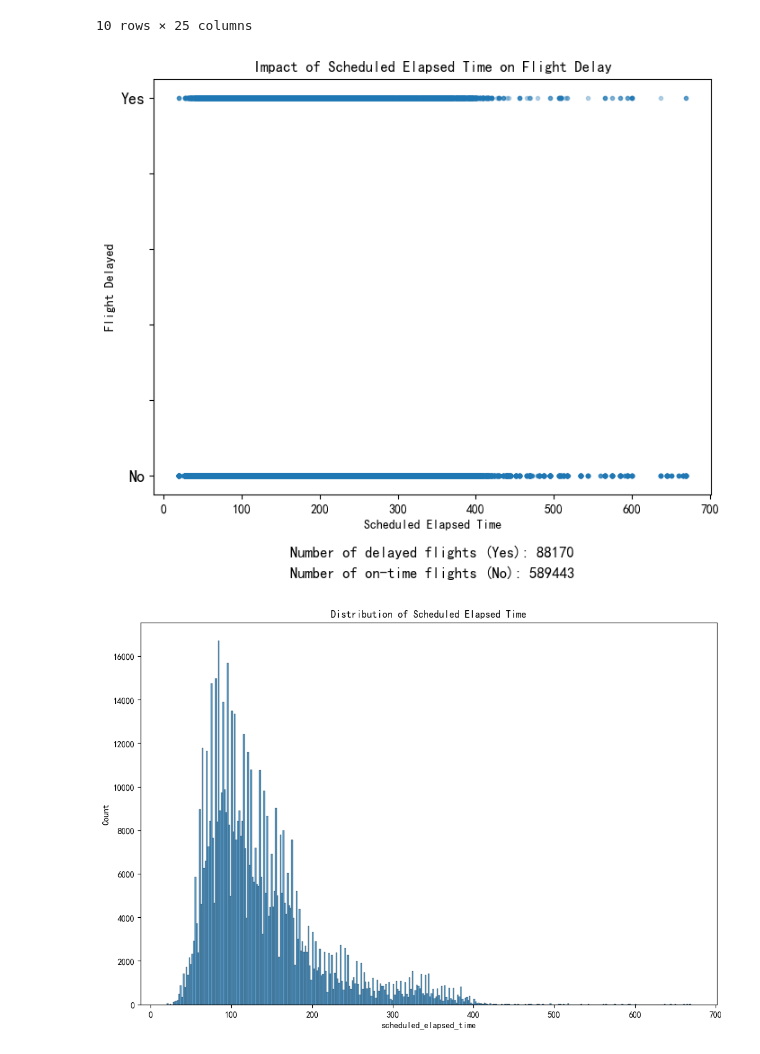
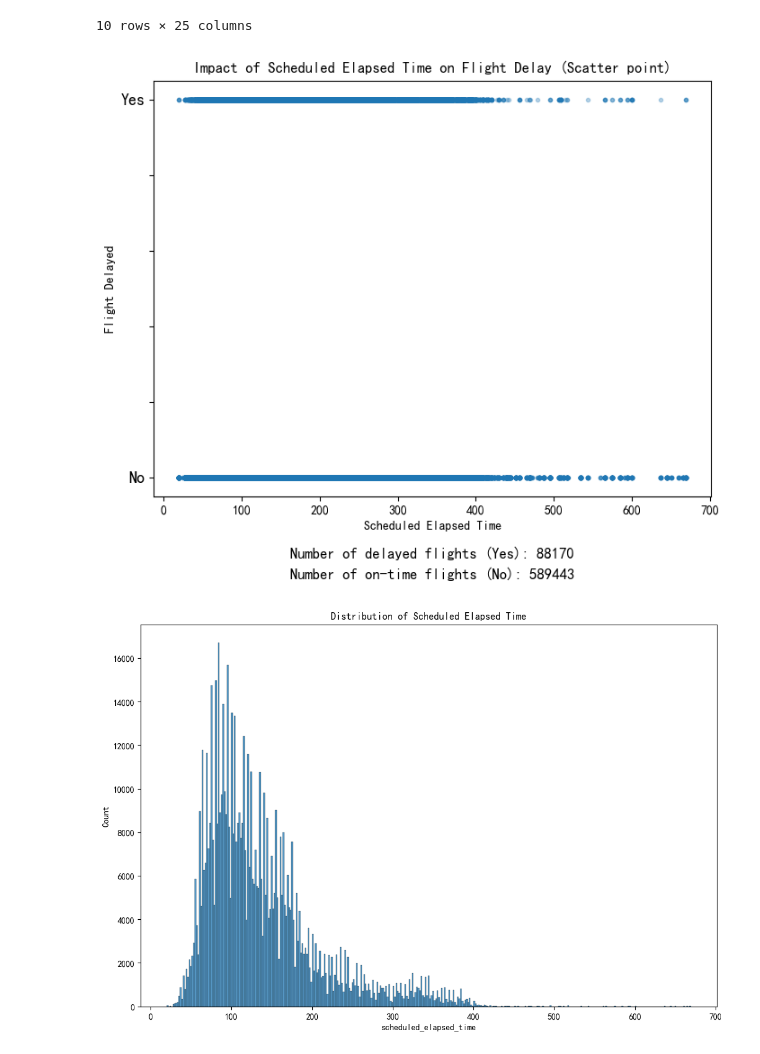
Before and after one commit to JerryFhuurr/MAL-FinalProject-New, a Jupyter notebook: Final.ipynb, the cells around one changed output. Cells and saved outputs as stored; diff of their text form; code cells hidden in the pictures.

```diff
--- a/Final.ipynb
+++ b/Final.ipynb
@@ -159,25 +166,25 @@ train.head(10)
 # %%
 fig, ax = plt.subplots(figsize=(8, 6))
 # 创建一个新的标签列，如果 'departure_delay' 大于 30，则标签为 1，否则为 0
 train['delayed'] = (train['departure_delay'] > 30).astype(int)
 plt.plot(train['scheduled_elapsed_time'], train['delayed'], '.', alpha = 0.3)
 plt.xlabel('Scheduled Elapsed Time')
 plt.ylabel('Flight Delayed')
 ax.set_yticklabels(['', 'No','', '', '', '', 'Yes'], fontsize = 13 )
-plt.title('Impact of Scheduled Elapsed Time on Flight Delay')
+plt.title('Impact of Scheduled Elapsed Time on Flight Delay (Scatter point)')
 
 # 统计 'delayed' 列中的 'Yes' 和 'No' 的数量
 delay_counts = train['delayed'].value_counts()
 
 # 在图的下方显示 'Yes' 和 'No' 的数量
 plt.text(0.5, -0.15, f"Number of delayed flights (Yes): {delay_counts[1]}", size=12, ha="center",
          transform=ax.transAxes)
 plt.text(0.5, -0.2, f"Number of on-time flights (No): {delay_counts[0]}", size=12, ha="center",
          transform=ax.transAxes)
 
 plt.show()
 # %% [output]
-[figure, old version]
+[figure, new version]
 # %%
 fig, ax = plt.subplots(figsize = (12, 8))
 sns.histplot(train['scheduled_elapsed_time'])
```
Also changed, not shown: parts of 18 cells of this notebook, 3 other files.
